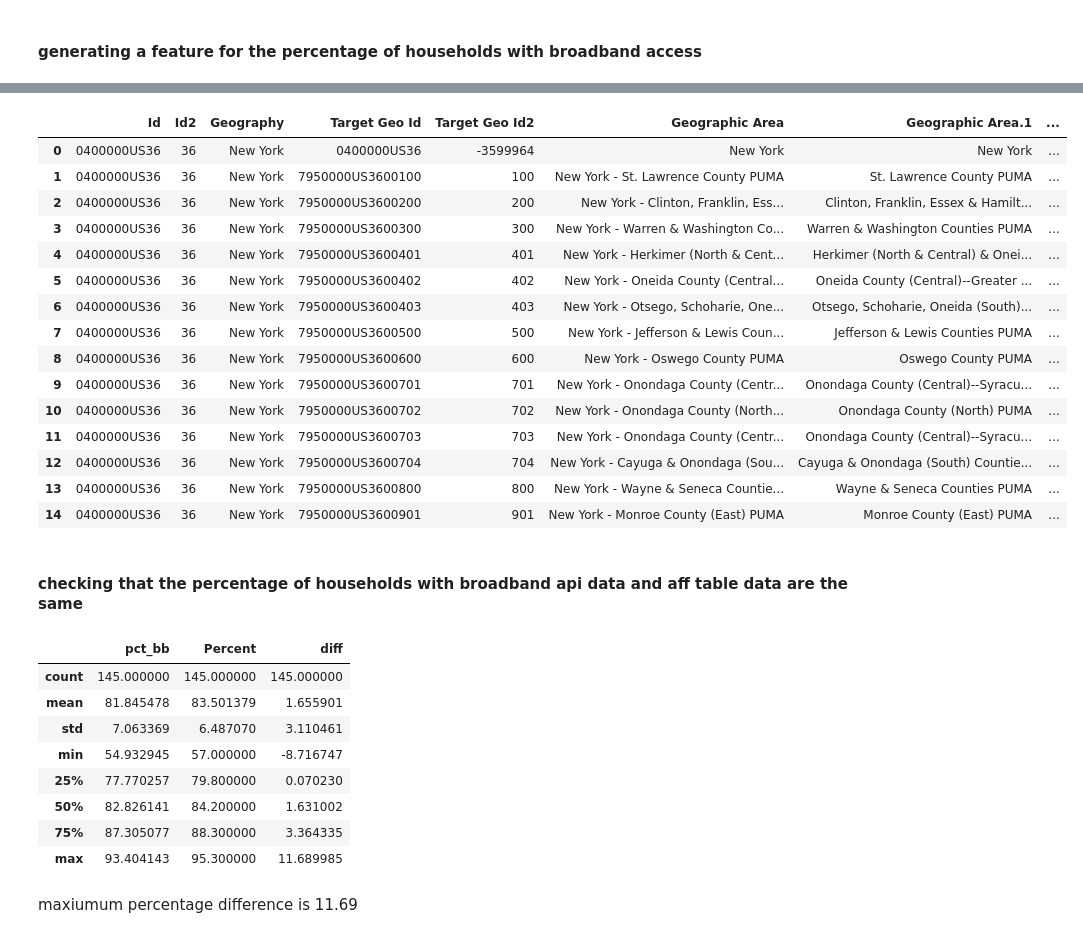
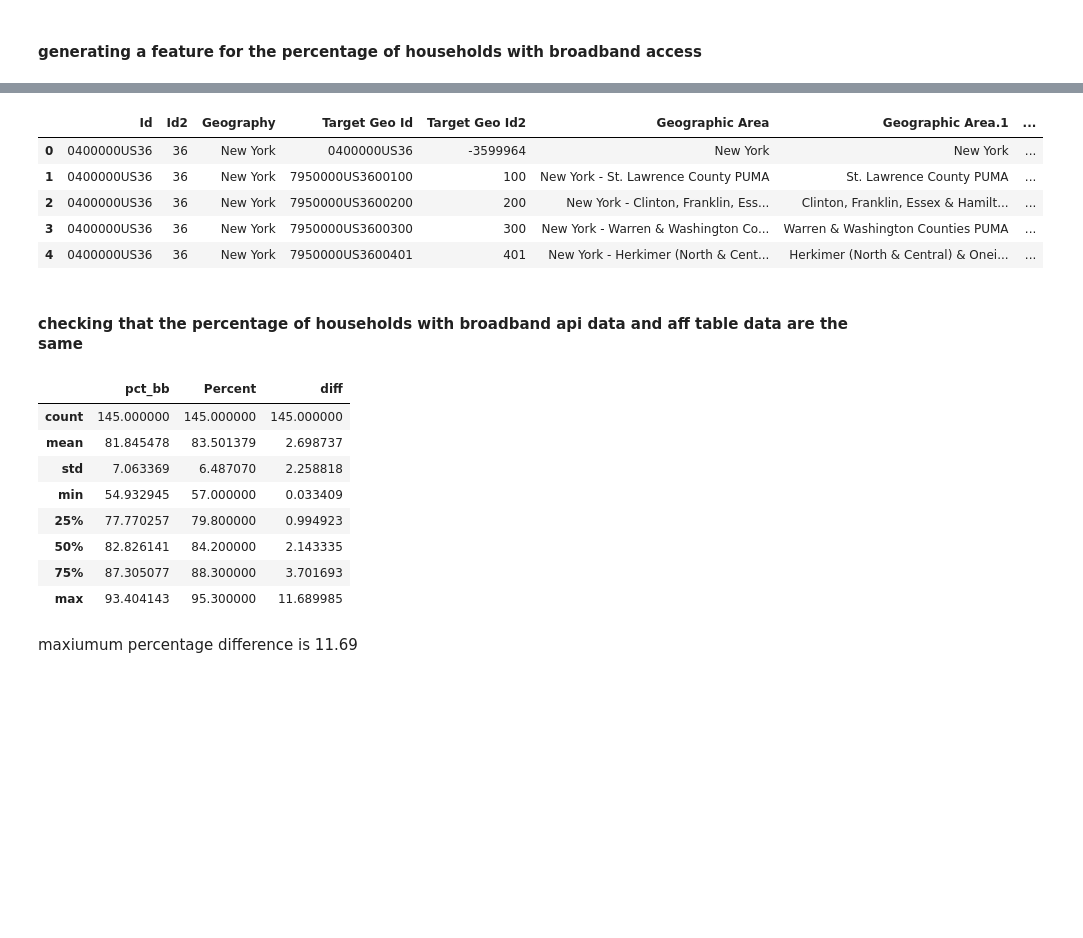
Before and after one commit to vvt221/PUI2018_uak211, a Jupyter notebook: HW7_uak211/HW7_uak211_assignment_1.ipynb, the cells around one changed output, grey strips where cells are left out. Drawn from its saved outputs; the diff is of its cells as text; code cells hidden in the pictures; blank space fills up the shorter version.

```diff
--- a/HW7_uak211/HW7_uak211_assignment_1.ipynb
+++ b/HW7_uak211/HW7_uak211_assignment_1.ipynb
@@ -172,44 +160,33 @@ broadband.head(15)
 # %%
 ### unomment if downloading zip file for first time ###
 # zipref = zipfile.ZipFile('{}/aff_download.zip'.format(os.getenv('PUIDATA')), 'r')
 # zipref.extractall(os.getenv('PUIDATA'))
 # zipref.close()
 gct2801 = pd.read_csv('{}/ACS_17_1YR_GCT2801.ST50_with_ann.csv'.format(os.getenv('PUIDATA')), skiprows = [0])
-pd.to_numeric(gct2801['Target Geo Id2'])
-gct2801['Target Geo Id2'] = gct2801['Target Geo Id2'] - 3600000
-gct2801.head(15)
+gct2801['Target Geo Id2'] = gct2801['Target Geo Id2'].astype(int) - 3600000
+gct2801.head()
 # %% [output]
 |  | Id | Id2 | Geography | Target Geo Id | Target Geo Id2 | Geographic Area | Geographic Area.1 | ... |
 | 0 | 0400000US36 | 36 | New York | 0400000US36 | -3599964 | New York | New York | ... |
 | 1 | 0400000US36 | 36 | New York | 7950000US3600100 | 100 | New York - St. Lawrence County PUMA | St. Lawrence County PUMA | ... |
 | 2 | 0400000US36 | 36 | New York | 7950000US3600200 | 200 | New York - Clinton, Franklin, Ess... | Clinton, Franklin, Essex & Hamilt... | ... |
 | 3 | 0400000US36 | 36 | New York | 7950000US3600300 | 300 | New York - Warren & Washington Co... | Warren & Washington Counties PUMA | ... |
 | 4 | 0400000US36 | 36 | New York | 7950000US3600401 | 401 | New York - Herkimer (North & Cent... | Herkimer (North & Central) & Onei... | ... |
-| 5 | 0400000US36 | 36 | New York | 7950000US3600402 | 402 | New York - Oneida County (Central... | Oneida County (Central)--Greater ... | ... |
-| 6 | 0400000US36 | 36 | New York | 7950000US3600403 | 403 | New York - Otsego, Schoharie, One... | Otsego, Schoharie, Oneida (South)... | ... |
-| 7 | 0400000US36 | 36 | New York | 7950000US3600500 | 500 | New York - Jefferson & Lewis Coun... | Jefferson & Lewis Counties PUMA | ... |
-| 8 | 0400000US36 | 36 | New York | 7950000US3600600 | 600 | New York - Oswego County PUMA | Oswego County PUMA | ... |
-| 9 | 0400000US36 | 36 | New York | 7950000US3600701 | 701 | New York - Onondaga County (Centr... | Onondaga County (Central)--Syracu... | ... |
-| 10 | 0400000US36 | 36 | New York | 7950000US3600702 | 702 | New York - Onondaga County (North... | Onondaga County (North) PUMA | ... |
-| 11 | 0400000US36 | 36 | New York | 7950000US3600703 | 703 | New York - Onondaga County (Centr... | Onondaga County (Central)--Syracu... | ... |
-| 12 | 0400000US36 | 36 | New York | 7950000US3600704 | 704 | New York - Cayuga & Onondaga (Sou... | Cayuga & Onondaga (South) Countie... | ... |
-| 13 | 0400000US36 | 36 | New York | 7950000US3600800 | 800 | New York - Wayne & Seneca Countie... | Wayne & Seneca Counties PUMA | ... |
-| 14 | 0400000US36 | 36 | New York | 7950000US3600901 | 901 | New York - Monroe County (East) PUMA | Monroe County (East) PUMA | ... |
 # %% [markdown]
 #### checking that the percentage of households with broadband api data and aff table data are the same
 # %%
 diff_ = broadband.merge(gct2801, right_on = "Target Geo Id2", left_on = "public use microdata area")[['pct_bb', 'Percent']]
-diff_['diff'] = diff_['Percent'].astype(float) - np.abs(diff_['pct_bb'])
+diff_['diff'] = np.abs(diff_['pct_bb'] - diff_['Percent'].astype(float))
 diff_.describe()
 # %% [output]
 |  | pct_bb | Percent | diff |
 | count | 145.000000 | 145.000000 | 145.000000 |
-| mean | 81.845478 | 83.501379 | 1.655901 |
-| std | 7.063369 | 6.487070 | 3.110461 |
-| min | 54.932945 | 57.000000 | -8.716747 |
-| 25% | 77.770257 | 79.800000 | 0.070230 |
-| 50% | 82.826141 | 84.200000 | 1.631002 |
-| 75% | 87.305077 | 88.300000 | 3.364335 |
+| mean | 81.845478 | 83.501379 | 2.698737 |
+| std | 7.063369 | 6.487070 | 2.258818 |
+| min | 54.932945 | 57.000000 | 0.033409 |
+| 25% | 77.770257 | 79.800000 | 0.994923 |
+| 50% | 82.826141 | 84.200000 | 2.143335 |
+| 75% | 87.305077 | 88.300000 | 3.701693 |
 | max | 93.404143 | 95.300000 | 11.689985 |
 # %% [markdown]
 maxiumum percentage difference is 11.69
```
Also changed, not shown: parts of 12 cells of this notebook.
